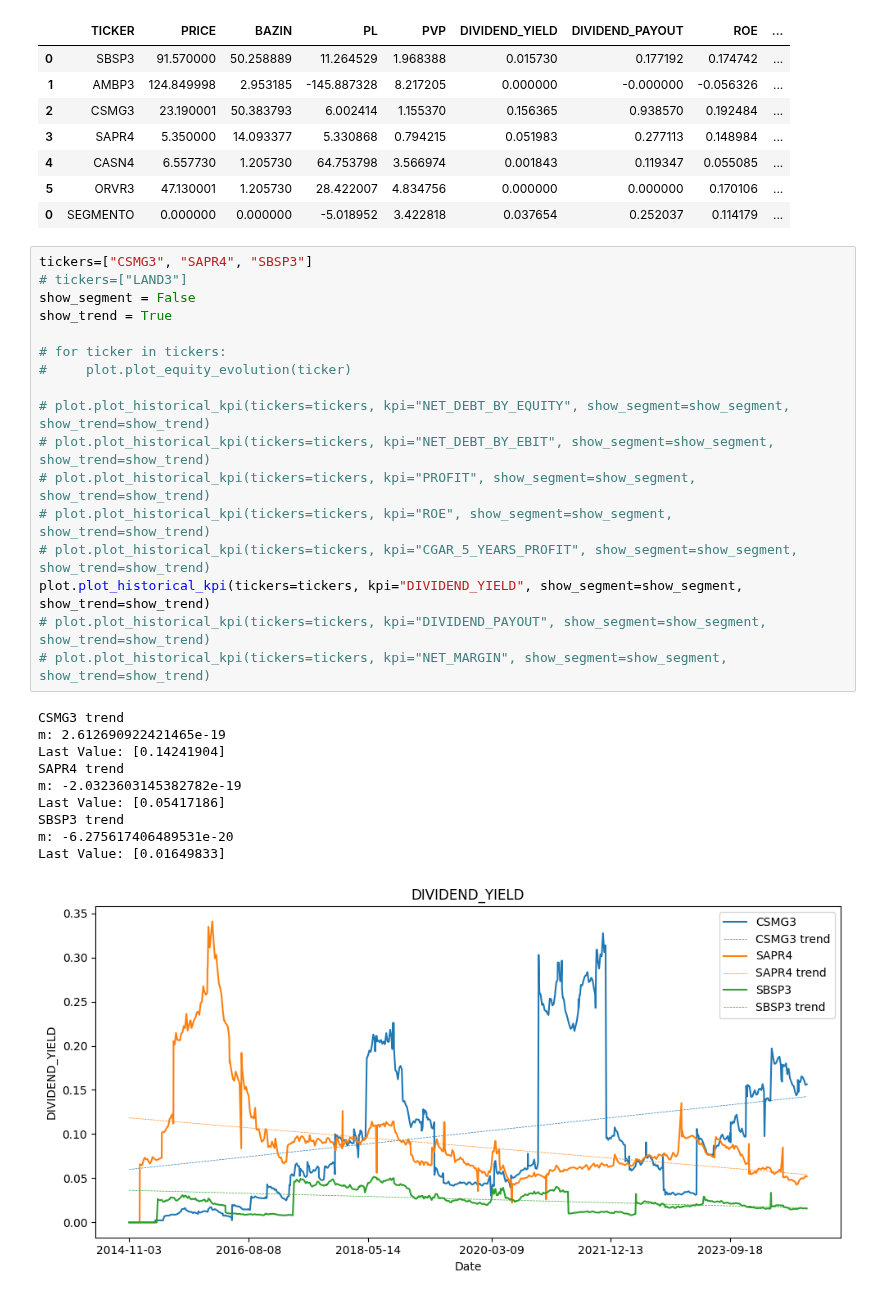
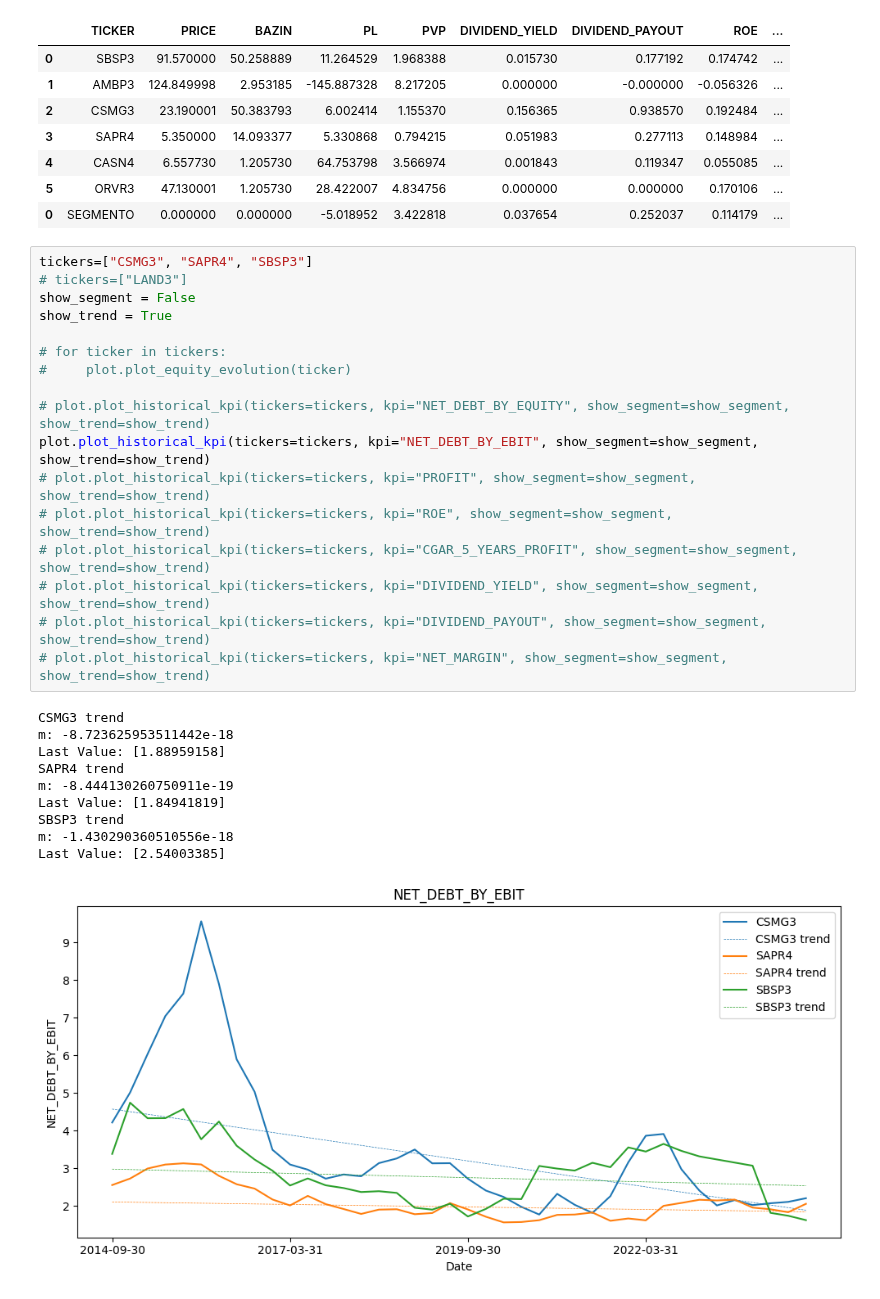
Before and after one commit to boa50/investment-analysis-etl, a Jupyter notebook: analysis/stock-analysis.ipynb, the cells around one changed output. Saved outputs shown, nothing was run; the diff lists cells and outputs as text.

```diff
--- a/analysis/stock-analysis.ipynb
+++ b/analysis/stock-analysis.ipynb
@@ -43,28 +43,28 @@ measures.get_latest_values_by_segmento("Água e Saneamento")
 # %%
 tickers=["CSMG3", "SAPR4", "SBSP3"]
 # tickers=["LAND3"]
 show_segment = False
 show_trend = True
 
 # for ticker in tickers:
 #     plot.plot_equity_evolution(ticker)
 
 # plot.plot_historical_kpi(tickers=tickers, kpi="NET_DEBT_BY_EQUITY", show_segment=show_segment, show_trend=show_trend)
-# plot.plot_historical_kpi(tickers=tickers, kpi="NET_DEBT_BY_EBIT", show_segment=show_segment, show_trend=show_trend)
+plot.plot_historical_kpi(tickers=tickers, kpi="NET_DEBT_BY_EBIT", show_segment=show_segment, show_trend=show_trend)
 # plot.plot_historical_kpi(tickers=tickers, kpi="PROFIT", show_segment=show_segment, show_trend=show_trend)
 # plot.plot_historical_kpi(tickers=tickers, kpi="ROE", show_segment=show_segment, show_trend=show_trend)
 # plot.plot_historical_kpi(tickers=tickers, kpi="CGAR_5_YEARS_PROFIT", show_segment=show_segment, show_trend=show_trend)
-plot.plot_historical_kpi(tickers=tickers, kpi="DIVIDEND_YIELD", show_segment=show_segment, show_trend=show_trend)
+# plot.plot_historical_kpi(tickers=tickers, kpi="DIVIDEND_YIELD", show_segment=show_segment, show_trend=show_trend)
 # plot.plot_historical_kpi(tickers=tickers, kpi="DIVIDEND_PAYOUT", show_segment=show_segment, show_trend=show_trend)
 # plot.plot_historical_kpi(tickers=tickers, kpi="NET_MARGIN", show_segment=show_segment, show_trend=show_trend)
 # %% [output]
 CSMG3 trend
-m: 2.612690922421465e-19
-Last Value: [0.14241904]
+m: -8.723625953511442e-18
+Last Value: [1.88959158]
 SAPR4 trend
-m: -2.0323603145382782e-19
-Last Value: [0.05417186]
+m: -8.444130260750911e-19
+Last Value: [1.84941819]
 SBSP3 trend
-m: -6.275617406489531e-20
-Last Value: [0.01649833]
+m: -1.430290360510556e-18
+Last Value: [2.54003385]
-[figure, old version]
+[figure, new version]
```
Also changed, not shown: parts of 1 cell of this notebook, 1 other file.
